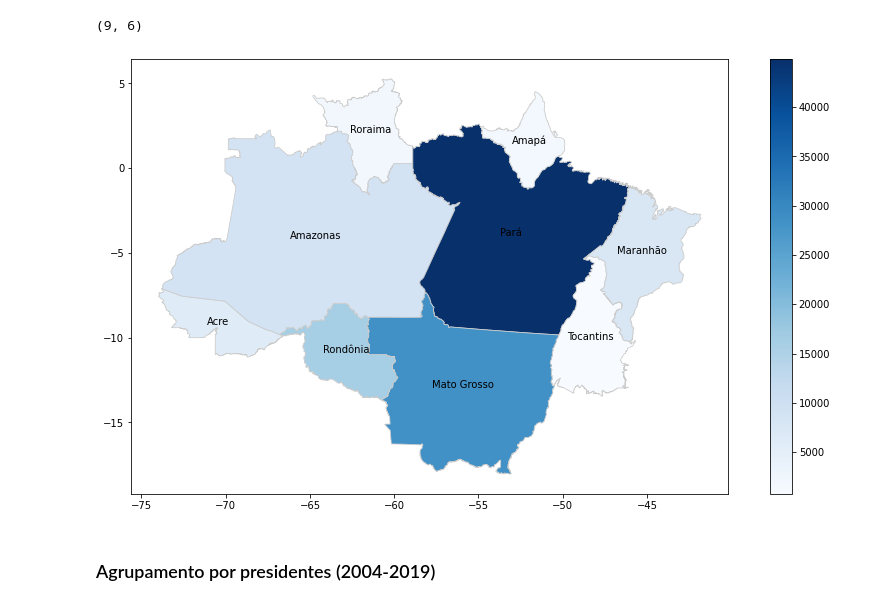
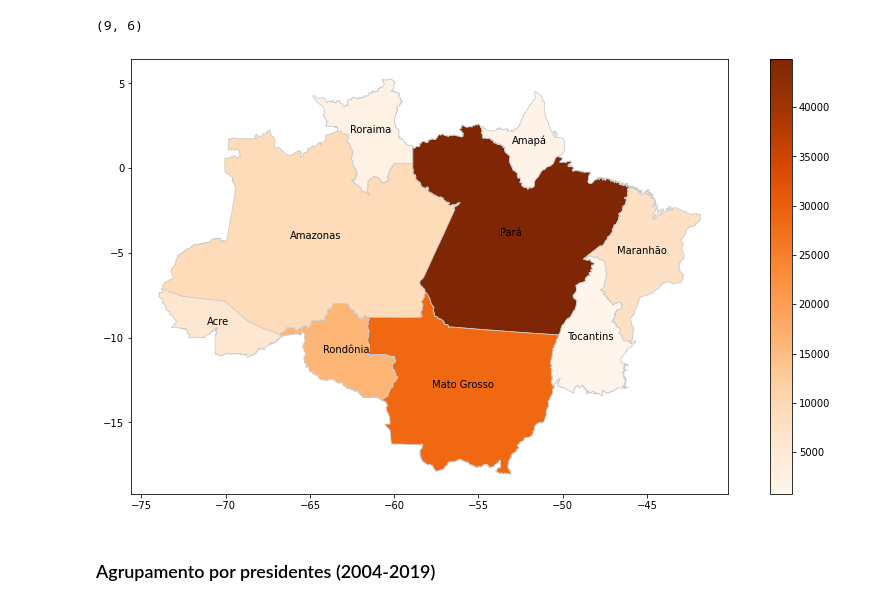
Before and after one commit to thiagomrs/icd2021projetoFinal, a Jupyter notebook: DesmatamentoDaAmazônia.ipynb, the cells around one changed output. Cells and saved outputs as stored; diff of their text form; code cells hidden in the pictures.

Commit message:
Change colormap of the geopandas plot

```diff
--- a/DesmatamentoDaAmazônia.ipynb
+++ b/DesmatamentoDaAmazônia.ipynb
@@ -679,11 +679,11 @@ amazon_fires_brazil_map_df.shape
 # %% [output]
 (9, 6)
 # %%
-ax = amazon_fires_brazil_map_df.plot(column=amazon_fires_brazil_map_df['firespots'], cmap='Blues', linewidth=0.8, edgecolor='0.8', legend=True, figsize=(15,8))
+ax = amazon_fires_brazil_map_df.plot(column=amazon_fires_brazil_map_df['firespots'], cmap='Oranges', linewidth=0.8, edgecolor='0.8', legend=True, figsize=(15,8))
 
 amazon_fires_brazil_map_df.apply(lambda x: ax.annotate(s=x.NM_UF, xy=x.geometry.centroid.coords[0], ha='center'),axis=1);
 # %% [output]
-[figure, old version]
+[figure, new version]
 # %% [markdown]
 ### Agrupamento por presidentes (2004-2019)
 # %% [markdown]
```
Also changed, not shown: parts of 5 cells of this notebook.
